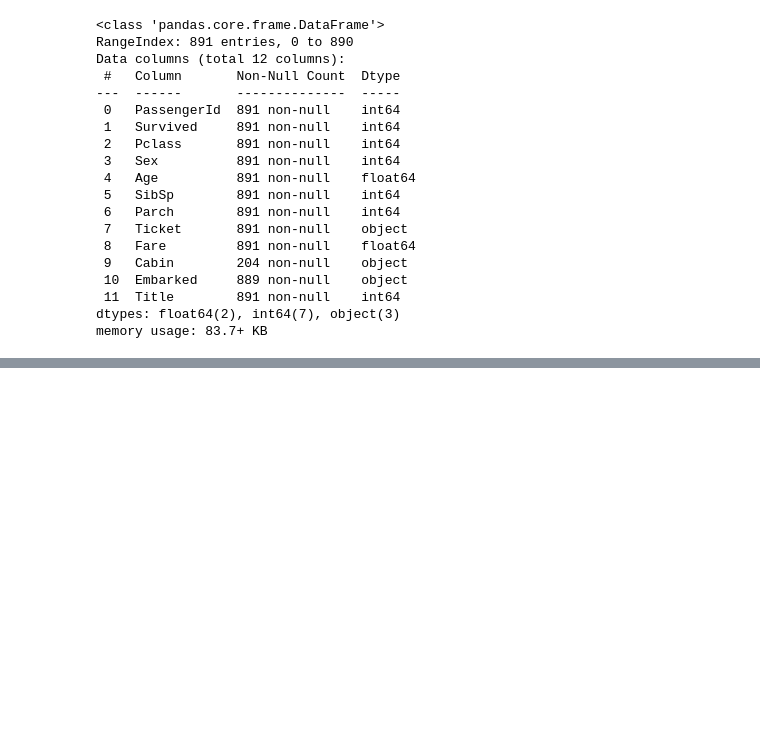
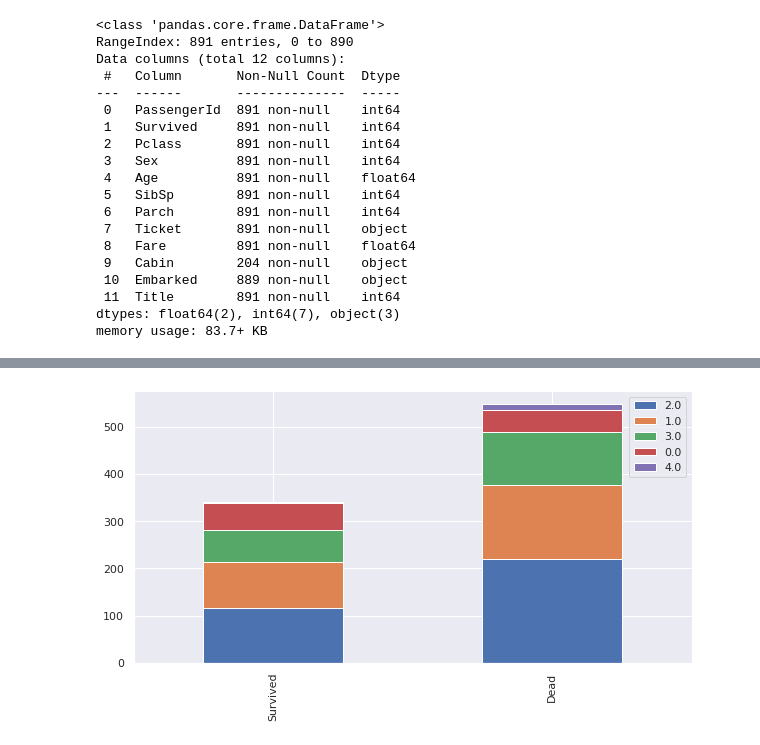
Before and after one commit to a-pramanik37/AI_ML_DIU_CSE, a Jupyter notebook: titanicProject.ipynb, the cells around one changed output, grey strips where cells are left out. Drawn from its saved outputs; the diff is of its cells as text; code cells hidden in the pictures; blank space fills up the shorter version.

```diff
--- a/titanicProject.ipynb
+++ b/titanicProject.ipynb
@@ -315,0 +329,4 @@ memory usage: 83.7+ KB
+# %%
+bar_chart('Age')
+# %% [output]
+[figure, added]
```
Also changed, not shown: parts of 23 cells of this notebook.
